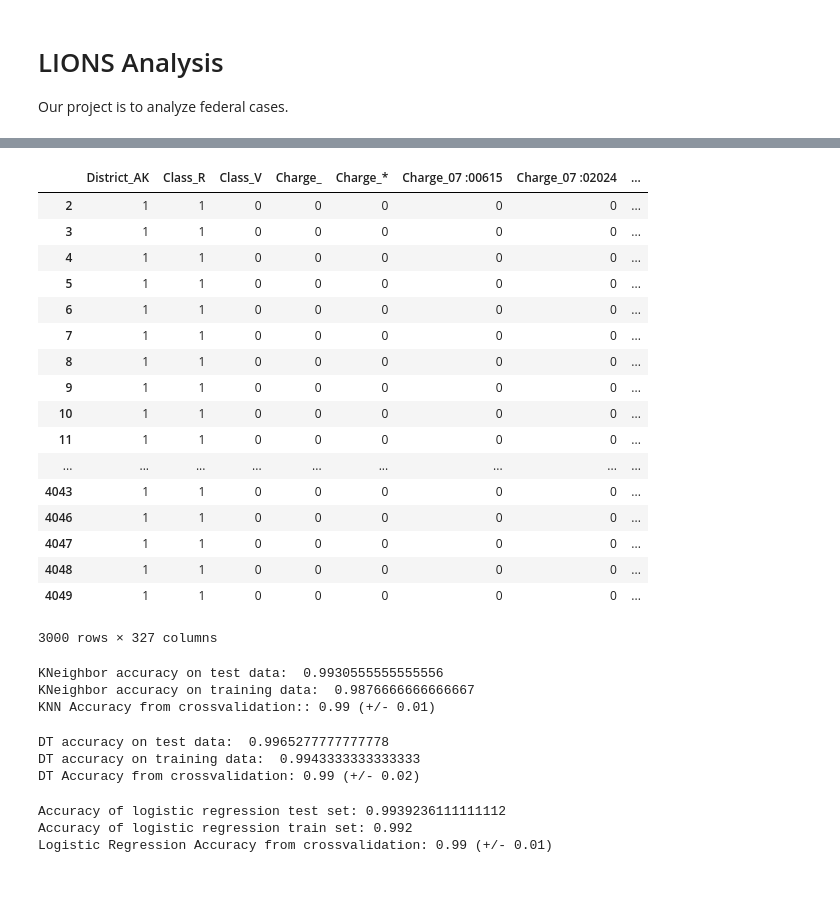
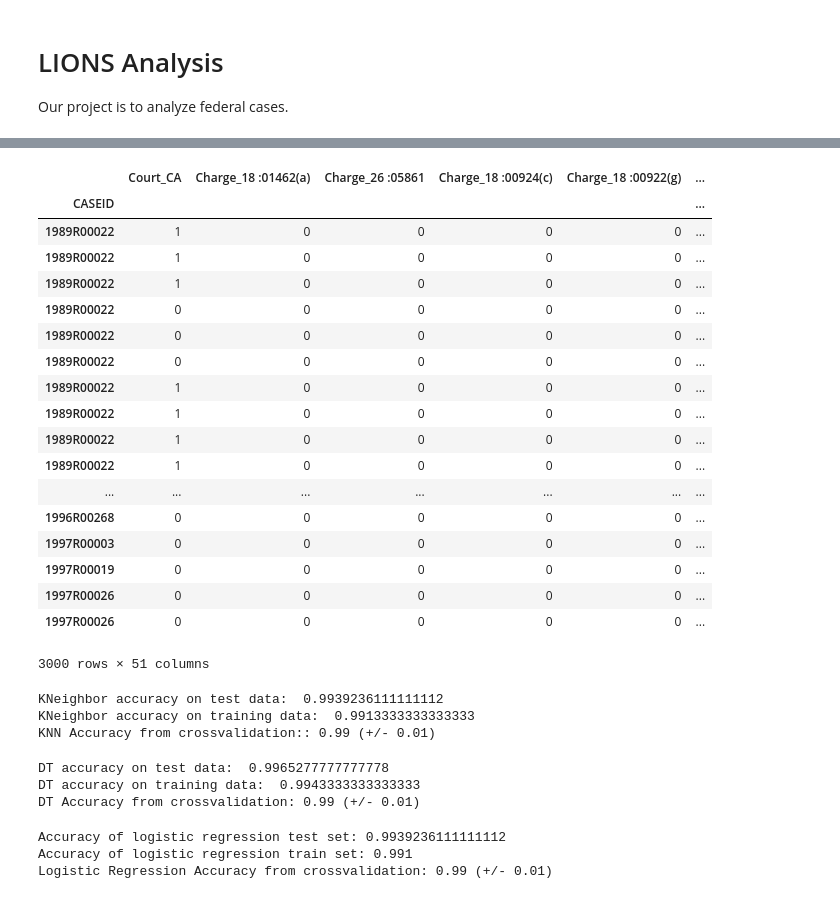
Before and after one commit to bgaudiosi/federal-prosecutors, a Jupyter notebook: project.ipynb, the cells around one changed output, grey strips where cells are left out. Cells and saved outputs as stored; diff of their text form; code cells hidden in the pictures.

```diff
--- a/project.ipynb
+++ b/project.ipynb
@@ -92,7 +75,7 @@ columns_to_drop = ['ID_x','NAME','RECVD_DATE','SECURITY','PRIORITY', 'TYPE_x', '
                    'SPEC_PROJ', 'VIC_WIT', 'ADR_MODE', 'COLLECT_IND','OFFENSE_FROM', 'OFFENSE_TO', 'PHYSICAL_LOC', \
                    'STORE_NUM','SYS_INIT_DATE', 'ACCESS_DATE', 'STATUS','CLOSE_DATE', 'DEST_DATE', 'PERMANENT', \
                    'RELATED_FLU_FLAG', 'QUI_TAM','CREATE_DATE_x', 'CREATE_USER_x', 'UPDATE_DATE_x', 'UPDATE_USER_x', \
-                   'DISTRICT_y', 'CASEID', 'ID_y', 'LOCATION', 'US_ROLE_y','COURT_NUMBER', 'FILING_DATE', 'SERVICE_DATE', \
+                   'DISTRICT_y', 'ID_y', 'LOCATION', 'US_ROLE_y','COURT_NUMBER', 'FILING_DATE', 'SERVICE_DATE', \
                    'NOAP_DATE','DISP_DATE','DISP_REASON1', 'DISP_REASON2', 'DISP_REASON3', 'SYS_DISP_DATE','SYS_FILING_DATE', \
                    'CREATE_DATE_y', 'CREATE_USER_y', 'UPDATE_DATE_y','UPDATE_USER_y', 'DISTRICT', 'CRTHISID', 'ID_x', 'JUDGEID', \
                    'START_DATE', 'END_DATE', 'CREATE_DATE_x', 'CREATE_USER_x','UPDATE_DATE_x', 'UPDATE_USER_x', 'ID_y', 'INITIALS', \
@@ -111,6 +94,8 @@ for i in range(len(disp1)):
     else:
         misconduct.append(0)
 
+withdisp_reason_df.set_index('CASEID', inplace=True)
+withoutdisp_reason_df.set_index('CASEID', inplace=True)
+
 df_classify = withdisp_reason_df.drop(columns_to_drop, axis = 1)
-
-df_classify.columns
+df_to_classify = withoutdisp_reason_df.drop(columns_to_drop, axis=1)
@@ -128,5 +109,23 @@ df_sent = pd.get_dummies(df_classify['SENT_APPEAL'], prefix = 'Sent')
 df_disposition = pd.get_dummies(df_classify['DISPOSITION'], prefix = 'Disposition')
 
 df_new = pd.concat([df_classify, df_district, df_class, df_charge, df_court, df_appeal, df_sent, df_disposition], axis=1)
+df_new = df_new.drop(['DISTRICT_x','CLASS','LEAD_CHARGE', 'COURT', 'APPEAL_TYPE','SENT_APPEAL','DISPOSITION'], axis=1)
 
-df_new = df_new.drop(['DISTRICT_x','CLASS','LEAD_CHARGE', 'COURT', 'APPEAL_TYPE','SENT_APPEAL','DISPOSITION'], axis=1)
+df_district = pd.get_dummies(df_to_classify['DISTRICT_x'], prefix = 'District')
+df_class = pd.get_dummies(df_to_classify['CLASS'], prefix = 'Class')
+df_charge = pd.get_dummies(df_to_classify['LEAD_CHARGE'], prefix = 'Charge')
+df_court = pd.get_dummies(df_to_classify['COURT'], prefix = 'Court')
+df_appeal = pd.get_dummies(df_to_classify['APPEAL_TYPE'], prefix = 'Appeal')
+df_sent = pd.get_dummies(df_to_classify['SENT_APPEAL'], prefix = 'Sent')
+df_disposition = pd.get_dummies(df_to_classify['DISPOSITION'], prefix = 'Disposition')
+
+df_new_to_classify = pd.concat([df_to_classify, df_district, df_class, df_charge, df_court, df_appeal, df_sent, df_disposition], axis=1)
+
+df_new_to_classify = df_new_to_classify.drop(['DISTRICT_x','CLASS','LEAD_CHARGE', 'COURT', 'APPEAL_TYPE','SENT_APPEAL','DISPOSITION'], axis=1)
+
+
+common_cols = list(set(df_new).intersection(df_new_to_classify))
+
+df_new = df_new[common_cols]
+df_new_to_classify = df_new_to_classify[common_cols]
+df_new
@@ -133,32 +152,35 @@ df_new = df_new.drop(['DISTRICT_x','CLASS','LEAD_CHARGE', 'COURT', 'APPEAL_TYPE'
 # %%
 #generate our train and test dataset
 m = 3000
+
+df_to_be_classified = df_new_to_classify.iloc[:m]
 
 df_train = df_new.iloc[:m]
 df_test = df_new.iloc[m:]
 list_train = misconduct[:m]
 list_test = misconduct[m:]
 
 df_train
 # %% [output]
-|  | District_AK | Class_R | Class_V | Charge_ | Charge_* | Charge_07 :00615 | Charge_07 :02024 | ... |
-| 2 | 1 | 1 | 0 | 0 | 0 | 0 | 0 | ... |
-| 3 | 1 | 1 | 0 | 0 | 0 | 0 | 0 | ... |
-| 4 | 1 | 1 | 0 | 0 | 0 | 0 | 0 | ... |
-| 5 | 1 | 1 | 0 | 0 | 0 | 0 | 0 | ... |
-| 6 | 1 | 1 | 0 | 0 | 0 | 0 | 0 | ... |
-| 7 | 1 | 1 | 0 | 0 | 0 | 0 | 0 | ... |
-| 8 | 1 | 1 | 0 | 0 | 0 | 0 | 0 | ... |
-| 9 | 1 | 1 | 0 | 0 | 0 | 0 | 0 | ... |
-| 10 | 1 | 1 | 0 | 0 | 0 | 0 | 0 | ... |
-| 11 | 1 | 1 | 0 | 0 | 0 | 0 | 0 | ... |
-| ... | ... | ... | ... | ... | ... | ... | ... | ... |
-| 4043 | 1 | 1 | 0 | 0 | 0 | 0 | 0 | ... |
-| 4046 | 1 | 1 | 0 | 0 | 0 | 0 | 0 | ... |
-| 4047 | 1 | 1 | 0 | 0 | 0 | 0 | 0 | ... |
-| 4048 | 1 | 1 | 0 | 0 | 0 | 0 | 0 | ... |
-| 4049 | 1 | 1 | 0 | 0 | 0 | 0 | 0 | ... |
+|  | Court_CA | Charge_18 :01462(a) | Charge_26 :05861 | Charge_18 :00924(c) | Charge_18 :00922(g) | ... |
+| CASEID |  |  |  |  |  | ... |
+| 1989R00022 | 1 | 0 | 0 | 0 | 0 | ... |
+| 1989R00022 | 1 | 0 | 0 | 0 | 0 | ... |
+| 1989R00022 | 1 | 0 | 0 | 0 | 0 | ... |
+| 1989R00022 | 0 | 0 | 0 | 0 | 0 | ... |
+| 1989R00022 | 0 | 0 | 0 | 0 | 0 | ... |
+| 1989R00022 | 0 | 0 | 0 | 0 | 0 | ... |
+| 1989R00022 | 1 | 0 | 0 | 0 | 0 | ... |
+| 1989R00022 | 1 | 0 | 0 | 0 | 0 | ... |
+| 1989R00022 | 1 | 0 | 0 | 0 | 0 | ... |
+| 1989R00022 | 1 | 0 | 0 | 0 | 0 | ... |
+| ... | ... | ... | ... | ... | ... | ... |
+| 1996R00268 | 0 | 0 | 0 | 0 | 0 | ... |
+| 1997R00003 | 0 | 0 | 0 | 0 | 0 | ... |
+| 1997R00019 | 0 | 0 | 0 | 0 | 0 | ... |
+| 1997R00026 | 0 | 0 | 0 | 0 | 0 | ... |
+| 1997R00026 | 0 | 0 | 0 | 0 | 0 | ... |
-3000 rows × 327 columns
+3000 rows × 51 columns
 # %%
 from sklearn.neighbors import KNeighborsClassifier
 import sklearn.model_selection as cross_validation
@@ -175,8 +197,8 @@ print('KNeighbor accuracy on training data: ', knn.score(df_train, list_train))
 scores = cross_validation.cross_val_score(knn, df_new, misconduct, cv=5)
 print("KNN Accuracy from crossvalidation:: %0.2f (+/- %0.2f)" % (scores.mean(), scores.std() * 2))
 # %% [output]
-KNeighbor accuracy on test data:  0.9930555555555556
-KNeighbor accuracy on training data:  0.9876666666666667
+KNeighbor accuracy on test data:  0.9939236111111112
+KNeighbor accuracy on training data:  0.9913333333333333
 KNN Accuracy from crossvalidation:: 0.99 (+/- 0.01)
 # %%
 from sklearn import tree
@@ -195,7 +217,7 @@ print("DT Accuracy from crossvalidation: %0.2f (+/- %0.2f)" % (scores.mean(), sc
 # %% [output]
 DT accuracy on test data:  0.9965277777777778
 DT accuracy on training data:  0.9943333333333333
-DT Accuracy from crossvalidation: 0.99 (+/- 0.02)
+DT Accuracy from crossvalidation: 0.99 (+/- 0.01)
 # %%
 from sklearn.linear_model import LogisticRegression
 
@@ -213,5 +235,5 @@ scores = cross_validation.cross_val_score(lgr, df_new, misconduct, cv=5)
 print("Logistic Regression Accuracy from crossvalidation: %0.2f (+/- %0.2f)" % (scores.mean(), scores.std() * 2))
 # %% [output]
 Accuracy of logistic regression test set: 0.9939236111111112
-Accuracy of logistic regression train set: 0.992
+Accuracy of logistic regression train set: 0.991
 Logistic Regression Accuracy from crossvalidation: 0.99 (+/- 0.01)
```
Also changed, not shown: parts of 8 cells of this notebook, 1 other file.
